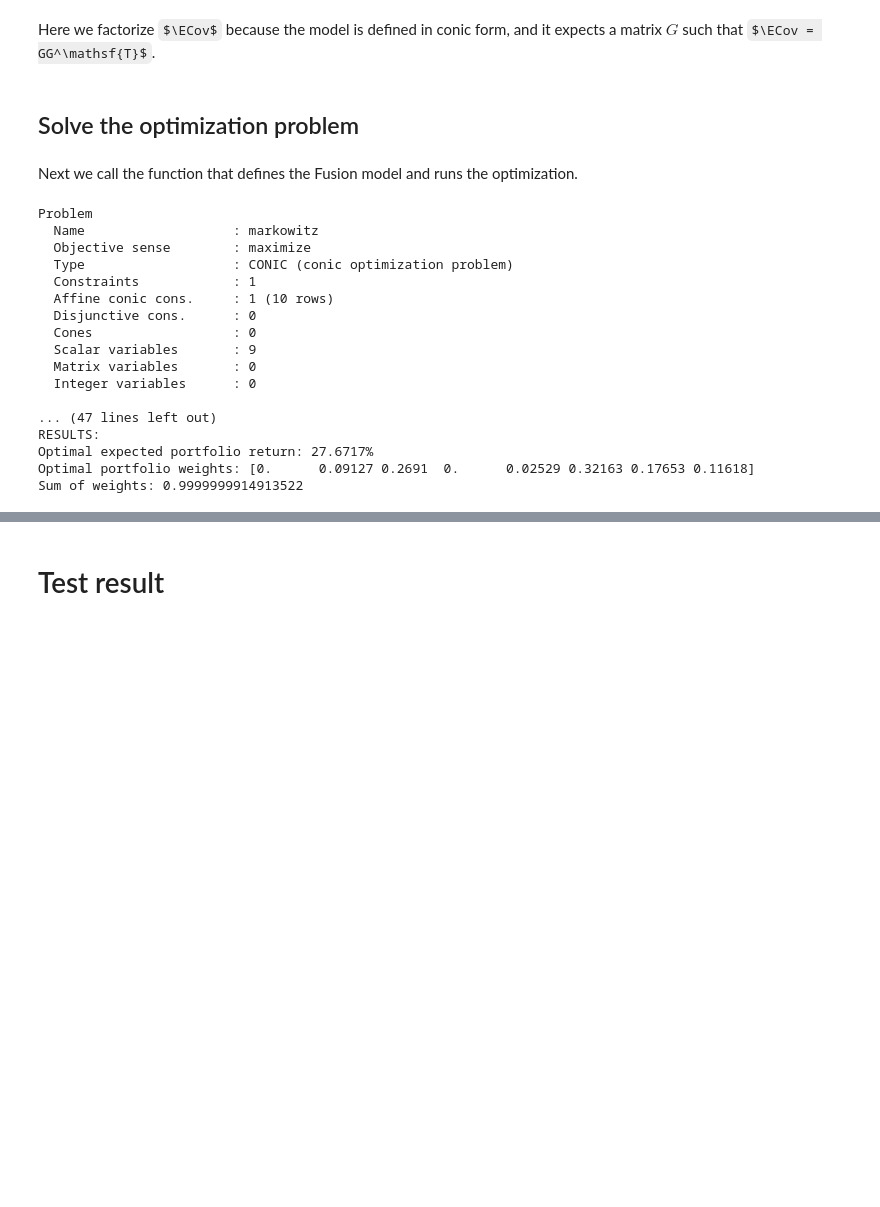
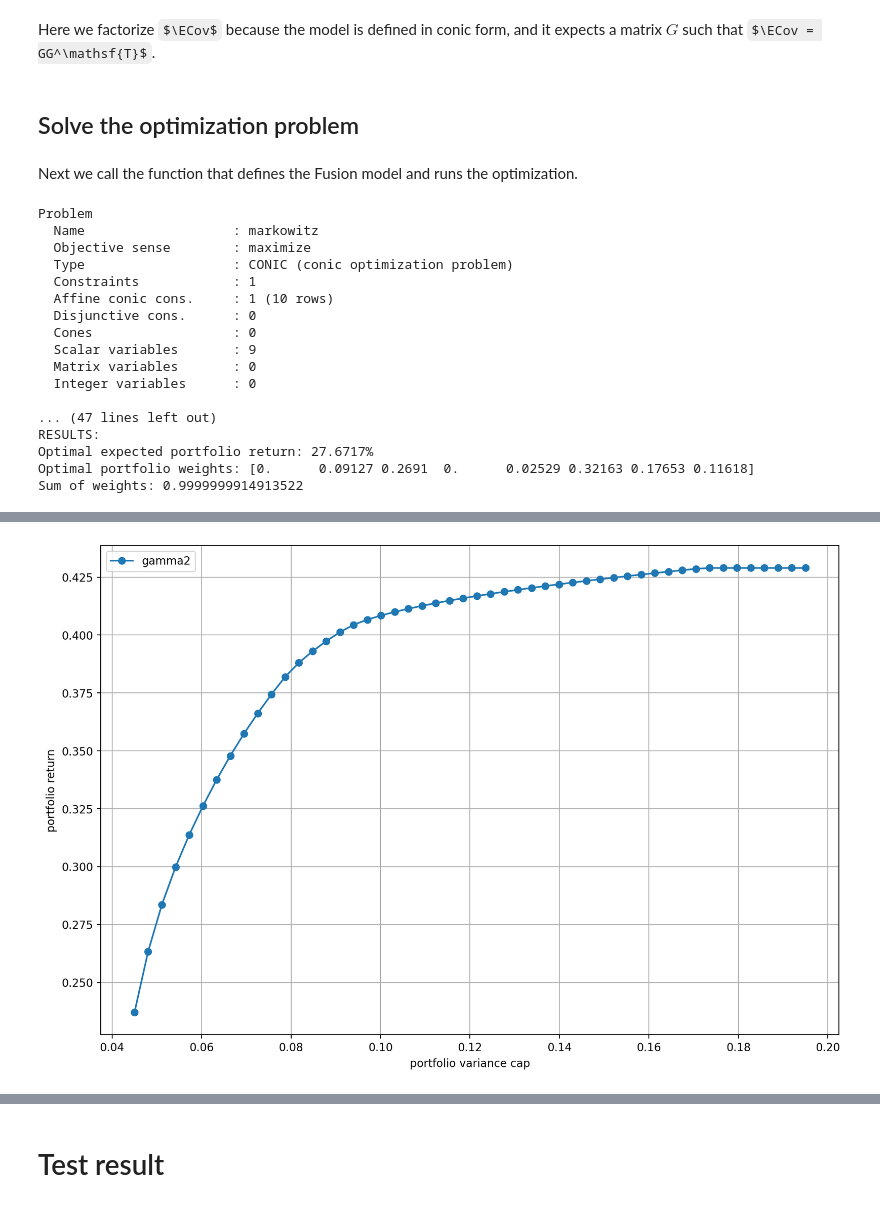
Before and after one commit to upadhyayvivek/MosekPortOpt, a Jupyter notebook: python/notebooks-colab/ch2_mean-variance_optimization.ipynb, the cells around one changed output, grey strips where cells are left out. Cells and saved outputs as stored; diff of their text form; code cells hidden in the pictures; some formulas as TeX source; blank space fills up the shorter version.

```diff
--- a/python/notebooks-colab/ch2_mean-variance_optimization.ipynb
+++ b/python/notebooks-colab/ch2_mean-variance_optimization.ipynb
@@ -150,7 +165,7 @@ def MarkowitzFrontier(N, m, G, gamma2s):
 
     with Model("markowitz") as M:
         # Settings
-        M.setLogHandler(sys.stdout)
+        #M.setLogHandler(sys.stdout)
 
         # Decision variable (fraction of holdings in each security)
         # The variable x is restricted to be positive, which imposes the constraint of no short-selling.
@@ -166,7 +181,7 @@ def MarkowitzFrontier(N, m, G, gamma2s):
         g2 = M.parameter()
         M.constraint('risk', Expr.vstack(g2, 0.5, G.T @ x), Domain.inRotatedQCone())
 
-        columns = ["delta", "obj", "return", "g. exp.", "time"] + list_stocks
+        columns = ["gamma2", "obj", "return", "g. exp.", "time"] + list_stocks
         df_result = pd.DataFrame(columns=columns)
         for g in gamma2s:
             # Update parameter
@@ -207,3 +219,5 @@ gamma2s
+# %%
+gamma2s = np.linspace(start=0.045,stop=0.195)[::1]
 # %% [markdown]
 ## Factorize the covariance matrix
 # %% [markdown]
@@ -240,3 +254,5 @@ RESULTS:
 Optimal expected portfolio return: 27.6717%
 Optimal portfolio weights: [0.      0.09127 0.2691  0.      0.02529 0.32163 0.17653 0.11618]
 Sum of weights: 0.9999999914913522
+# %%
+df_result = MarkowitzFrontier(N, mu, G, gamma2s)
@@ -242,0 +268,6 @@ Sum of weights: 0.9999999914913522
+# %%
+ax = df_result.plot(x="gamma2", y="return", style="-o",
+                    xlabel="portfolio variance cap", ylabel="portfolio return", grid=True)
+ax.legend(["gamma2"]);
+# %% [output]
+[figure, added]
```
Also changed, not shown: parts of 7 cells of this notebook.
